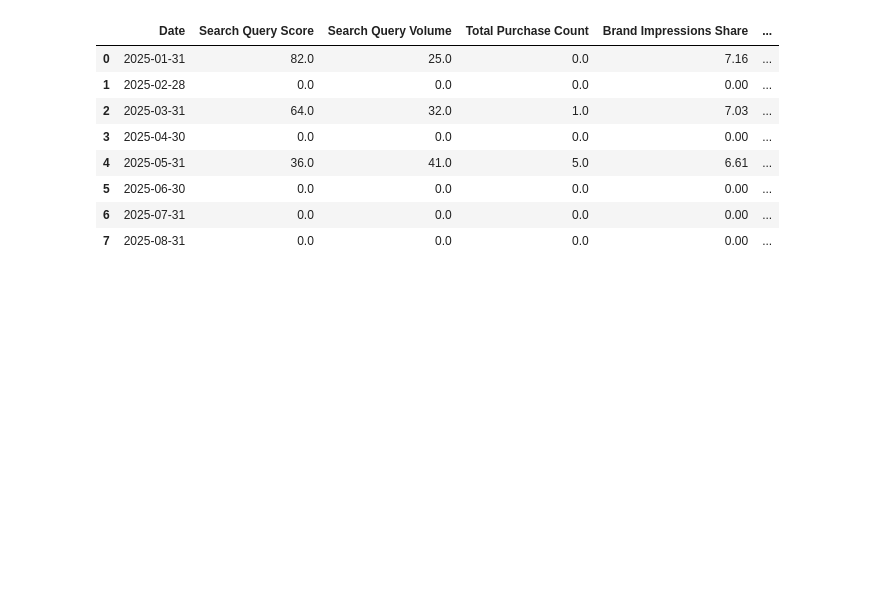
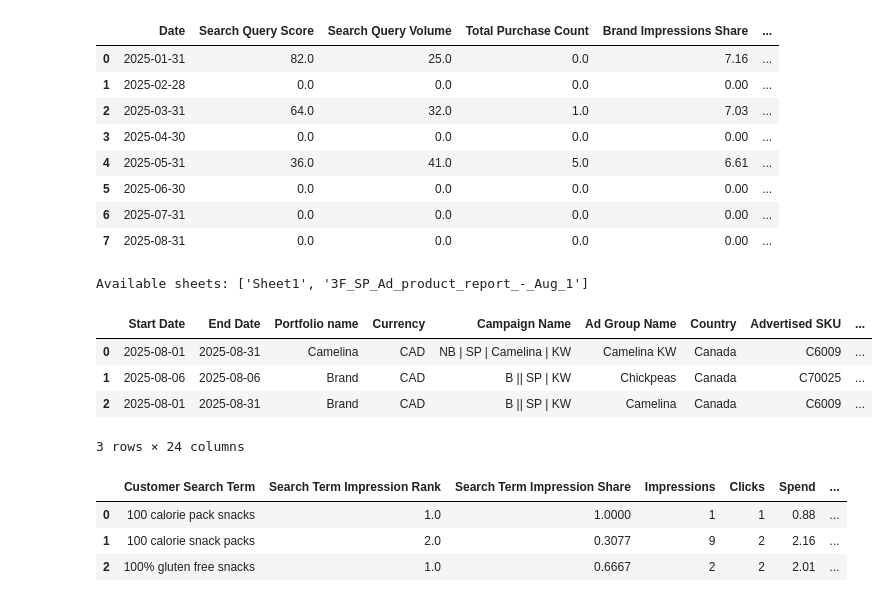
Before and after one commit to datadecoder25/search_term_ai_insight, a Jupyter notebook: insights.ipynb, the cells around one changed output. Drawn from its saved outputs; the diff is of its cells as text; code cells hidden in the pictures; blank space fills up the shorter version.

```diff
--- a/insights.ipynb
+++ b/insights.ipynb
@@ -288,0 +291,49 @@ create_interactive_plots(filtered_df)
+# %%
+all_sheets = pd.read_excel(
+    'Ad reports/Sponsored product/3F_SP_Ad_product_report_-_Aug_1_-_31,_25.xlsx',
+    sheet_name=None  # returns dictionary of all sheets
+)
+print("Available sheets:", list(all_sheets.keys()))
+
+df_ad_product = pd.read_excel('Ad reports/Sponsored product/3F_SP_Ad_product_report_-_Aug_1_-_31,_25.xlsx', sheet_name='3F_SP_Ad_product_report_-_Aug_1')
+df_ad_product.head(3)
+# %% [output]
+Available sheets: ['Sheet1', '3F_SP_Ad_product_report_-_Aug_1']
+|  | Start Date | End Date | Portfolio name | Currency | Campaign Name | Ad Group Name | Country | Advertised SKU | ... |
+| 0 | 2025-08-01 | 2025-08-31 | Camelina | CAD | NB | SP | Camelina | KW | Camelina KW | Canada | C6009 | ... |
+| 1 | 2025-08-06 | 2025-08-06 | Brand | CAD | B || SP | KW | Chickpeas | Canada | C70025 | ... |
+| 2 | 2025-08-01 | 2025-08-31 | Brand | CAD | B || SP | KW | Camelina | Canada | C6009 | ... |
+3 rows × 24 columns
+# %%
+unique_asin = df_ad_product['Advertised ASIN'].unique()
+selected_asin = 'B0BH6G8Q94'
+campaigns = df_ad_product[df_ad_product['Advertised ASIN'] == selected_asin]['Campaign Name'].unique()
+st_imp_df = pd.read_csv('Ad reports/Sponsored product/3F_Canada_SP_ST_imp_share_report_-_Aug_1_-_31,_25.csv')
+filtered_st_imp_df = st_imp_df[st_imp_df['Campaign Name'].isin(campaigns)]
+
+filtered_st_imp_df_numeric = filtered_st_imp_df.copy()
+
+# Also ensure other columns are numeric
+numeric_columns = ['Search Term Impression Rank','Search Term Impression Share','Impressions', 'Clicks', 'Spend', '7 Day Total Orders (#)', '7 Day Total Sales ($)']
+for col in numeric_columns:
+    filtered_st_imp_df_numeric[col] = filtered_st_imp_df_numeric[col].astype(str).str.replace('$', '', regex=False)
+    filtered_st_imp_df_numeric[col] = filtered_st_imp_df_numeric[col].astype(str).str.replace('%', '', regex=False)
+    filtered_st_imp_df_numeric[col] = pd.to_numeric(filtered_st_imp_df_numeric[col], errors='coerce')
+
+grouped_filtered_st_imp_df = filtered_st_imp_df_numeric.groupby(['Customer Search Term']).agg({
+    'Search Term Impression Rank':'mean',
+    'Search Term Impression Share':'mean',
+    'Impressions':'sum',
+    'Clicks':'sum',
+    'Spend':'sum',
+    '7 Day Total Orders (#)':'sum',
+    '7 Day Total Sales ($)':'sum'}).reset_index()
+
+grouped_filtered_st_imp_df['Search Term Impression Share'] = grouped_filtered_st_imp_df['Search Term Impression Share']/100
+
+grouped_filtered_st_imp_df.head(3)
+# %% [output]
+|  | Customer Search Term | Search Term Impression Rank | Search Term Impression Share | Impressions | Clicks | Spend | ... |
+| 0 | 100 calorie pack snacks | 1.0 | 1.0000 | 1 | 1 | 0.88 | ... |
+| 1 | 100 calorie snack packs | 2.0 | 0.3077 | 9 | 2 | 2.16 | ... |
+| 2 | 100% gluten free snacks | 1.0 | 0.6667 | 2 | 2 | 2.01 | ... |
```
Also changed, not shown: parts of 3 cells of this notebook.
